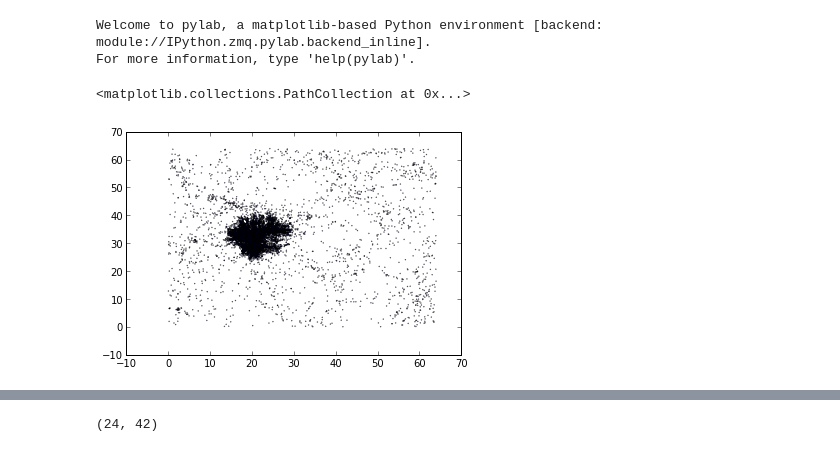
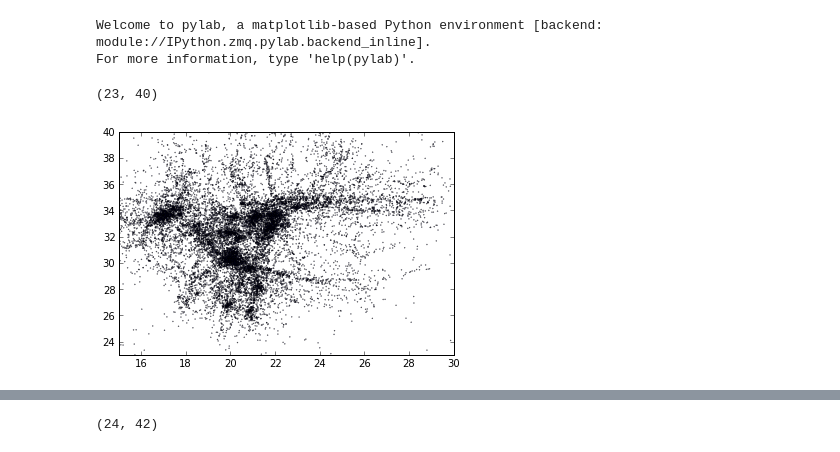
Before and after one commit to jngaravitoc/DwarfAssociations, a Jupyter notebook: code/Potential_histograms.ipynb, the cells around one changed output, grey strips where cells are left out. Drawn from its saved outputs; the diff is of its cells as text; code cells hidden in the pictures.

```diff
--- a/code/Potential_histograms.ipynb
+++ b/code/Potential_histograms.ipynb
@@ -12,9 +12,11 @@ z = data[:, 2]
 u = data[:, 3]
 # %%
 plt.scatter(x, y, s=0.1)
+xlim([15, 30])
+ylim([23, 40])
 # %% [output]
-<matplotlib.collections.PathCollection at 0x...>
+(23, 40)
-[figure, old version]
+[figure, new version]
 # %%
 ymin = min(y)
 xmin = min(x)
```
Also changed, not shown: parts of 4 cells of this notebook, 1 other file.
